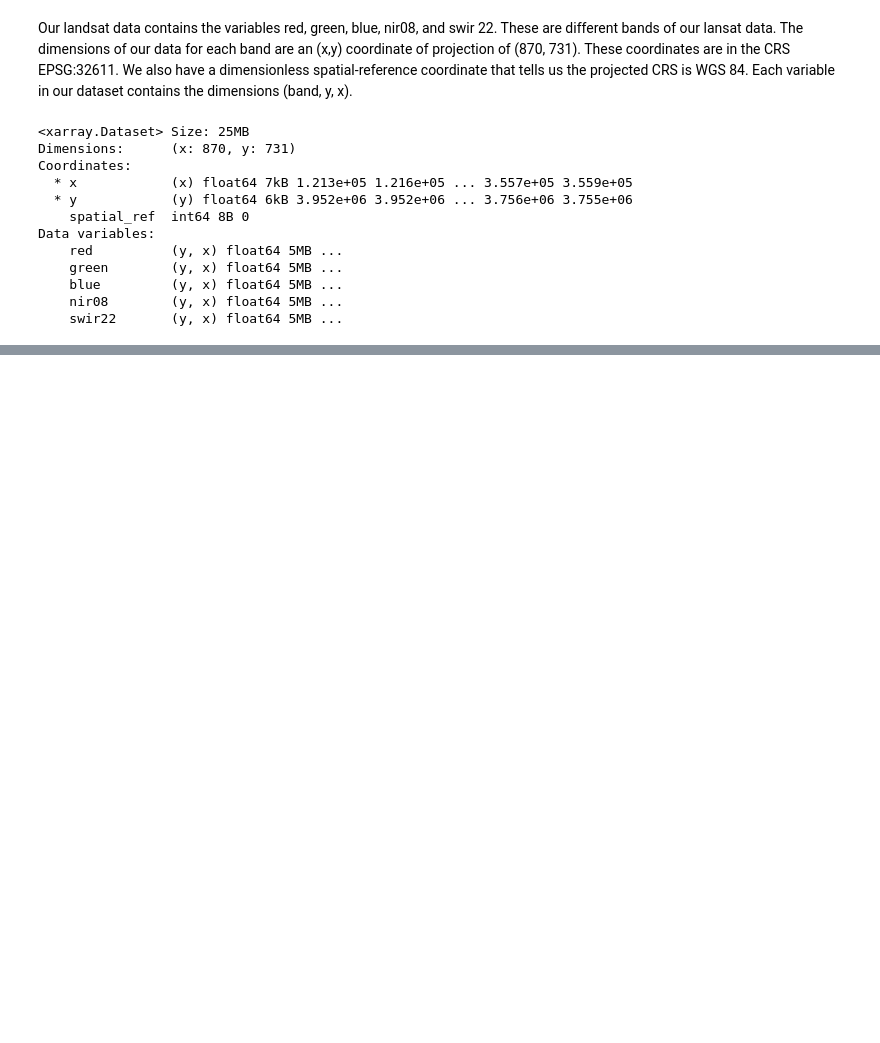
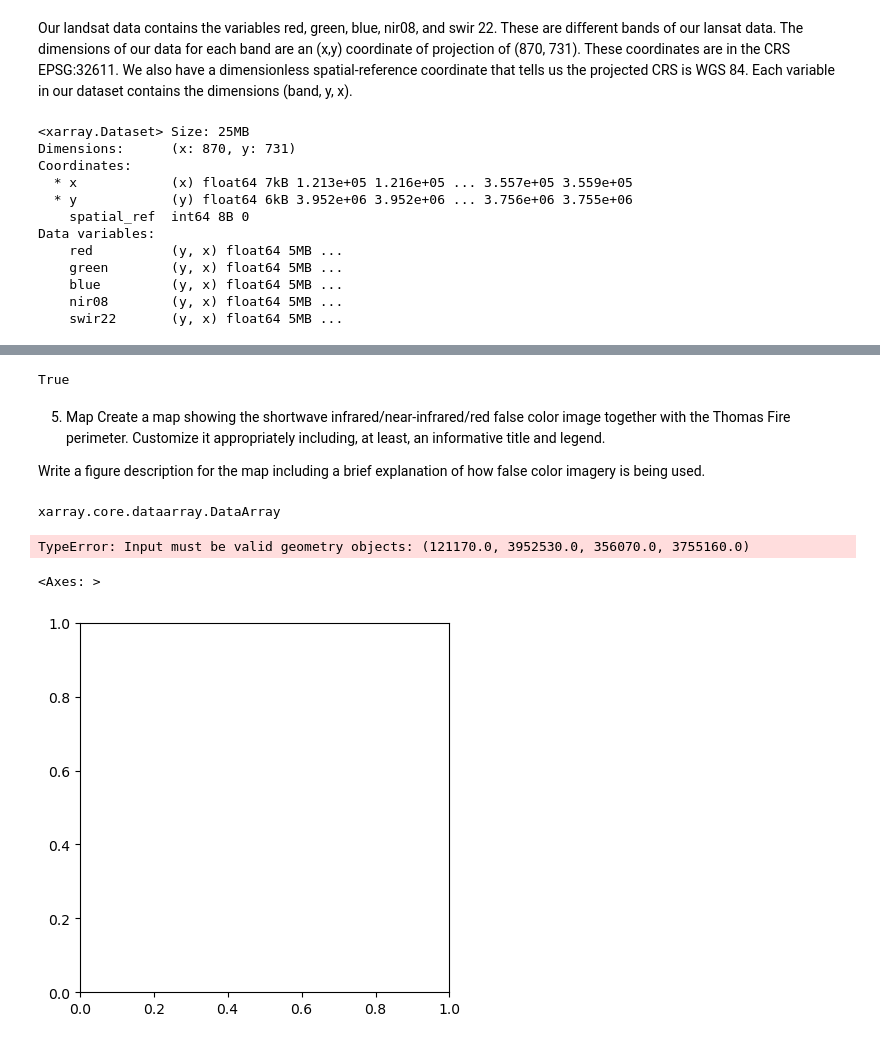
Before and after one commit to haylee360/eds220-hwk4, a Jupyter notebook: hwk4-task2-false-color-oyler.ipynb, the cells around one changed output, grey strips where cells are left out. Cells and saved outputs as stored; diff of their text form; code cells hidden in the pictures; blank space fills up the shorter version.

```diff
--- a/hwk4-task2-false-color-oyler.ipynb
+++ b/hwk4-task2-false-color-oyler.ipynb
@@ -84,0 +100,3 @@ In a markdown cell write a brief explanation comparing the ouputs for parts (a)
+# %%
+# Reproject data
+thomas_boundary= thomas_boundary.to_crs(4326)
@@ -84,0 +119,29 @@ In a markdown cell write a brief explanation comparing the ouputs for parts (a)
+# %%
+landsat.rio.crs == thomas_boundary.crs
+# %% [output]
+True
+# %% [markdown]
+5. Map
+Create a map showing the shortwave infrared/near-infrared/red false color image together with the Thomas Fire perimeter. Customize it appropriately including, at least, an informative title and legend.
+
+Write a figure description for the map including a brief explanation of how false color imagery is being used.
+# %%
+landsat_array = landsat[['swir22', 'nir08', 'red']].to_array()
+# %% [output]
+xarray.core.dataarray.DataArray
+# %%
+landsat.rio.bounds()
+bbox_test = (121170.0, 3952530.0, 356070.0, 3755160.0)
+# %%
+# bbox = box(*landsat.rio.bounds())
+thomas_bbox = gpd.GeoDataFrame(geometry = [bbox_test],  # Assign geometry column
+                                crs = thomas_boundary.crs)
+thomas_boundary.plot()
+# %% [output]
+TypeError: Input must be valid geometry objects: (121170.0, 3952530.0, 356070.0, 3755160.0)
+# %%
+thomas_clip = gpd.clip(thomas_boundary, thomas_bbox)
+thomas_clip.plot()
+# %% [output]
+<Axes: >
+[figure, added]
```
Also changed, not shown: parts of 8 cells of this notebook.
